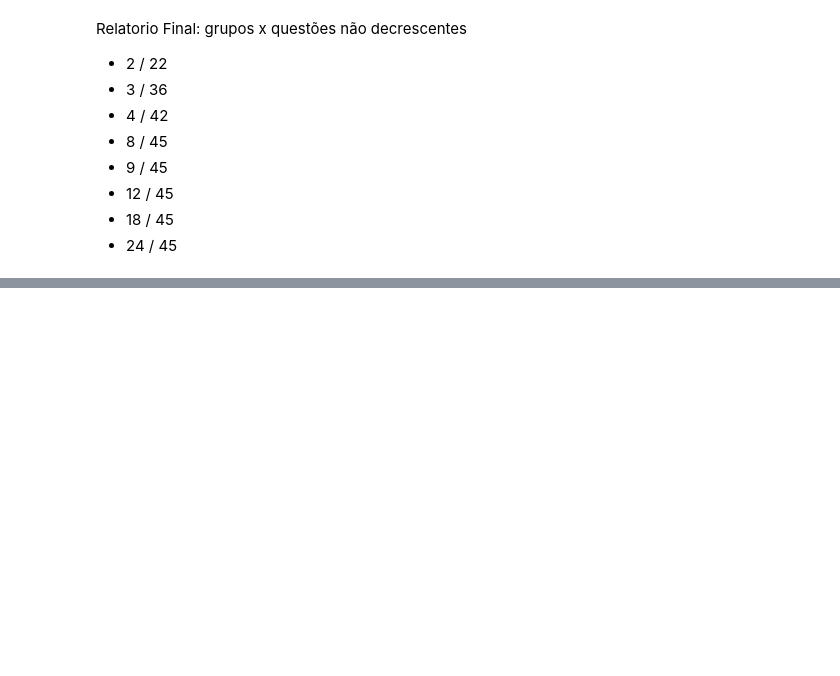
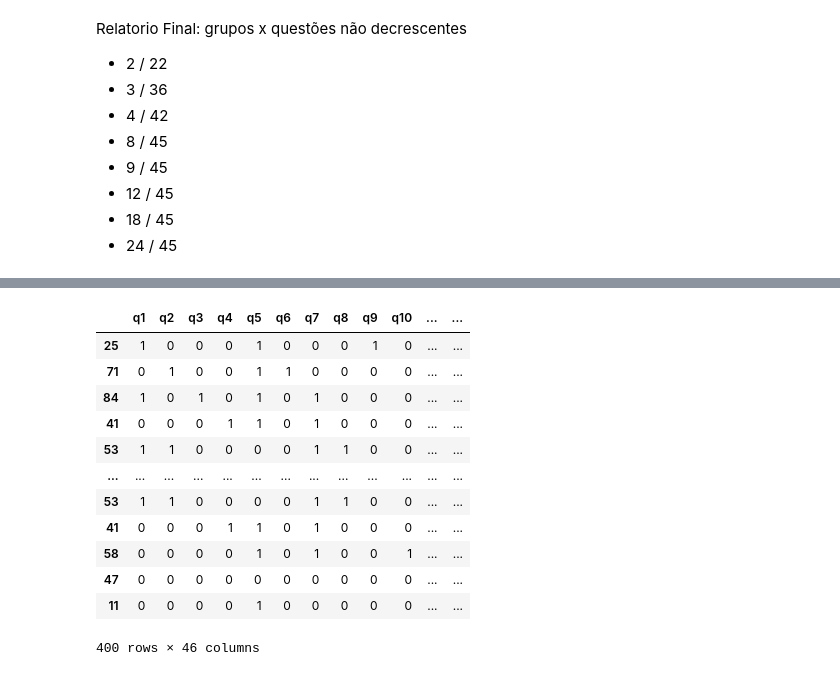
Before and after one commit to Gus-1003/Projeto_Pesquisa_Enem, a Jupyter notebook: Enem2021_TRI.ipynb, the cells around one changed output, grey strips where cells are left out. Cells and saved outputs as stored; diff of their text form; code cells hidden in the pictures; blank space fills up the shorter version.

```diff
--- a/Enem2021_TRI.ipynb
+++ b/Enem2021_TRI.ipynb
@@ -360,0 +481,16 @@ Relatorio Final: grupos x questões não decrescentes
+# %%
+grupo_amostrado
+# %% [output]
+|  | q1 | q2 | q3 | q4 | q5 | q6 | q7 | q8 | q9 | q10 | ... | ... |
+| 25 | 1 | 0 | 0 | 0 | 1 | 0 | 0 | 0 | 1 | 0 | ... | ... |
+| 71 | 0 | 1 | 0 | 0 | 1 | 1 | 0 | 0 | 0 | 0 | ... | ... |
+| 84 | 1 | 0 | 1 | 0 | 1 | 0 | 1 | 0 | 0 | 0 | ... | ... |
+| 41 | 0 | 0 | 0 | 1 | 1 | 0 | 1 | 0 | 0 | 0 | ... | ... |
+| 53 | 1 | 1 | 0 | 0 | 0 | 0 | 1 | 1 | 0 | 0 | ... | ... |
+| ... | ... | ... | ... | ... | ... | ... | ... | ... | ... | ... | ... | ... |
+| 53 | 1 | 1 | 0 | 0 | 0 | 0 | 1 | 1 | 0 | 0 | ... | ... |
+| 41 | 0 | 0 | 0 | 1 | 1 | 0 | 1 | 0 | 0 | 0 | ... | ... |
+| 58 | 0 | 0 | 0 | 0 | 1 | 0 | 1 | 0 | 0 | 1 | ... | ... |
+| 47 | 0 | 0 | 0 | 0 | 0 | 0 | 0 | 0 | 0 | 0 | ... | ... |
+| 11 | 0 | 0 | 0 | 0 | 1 | 0 | 0 | 0 | 0 | 0 | ... | ... |
+400 rows × 46 columns
```
Also changed, not shown: parts of 19 cells of this notebook.
